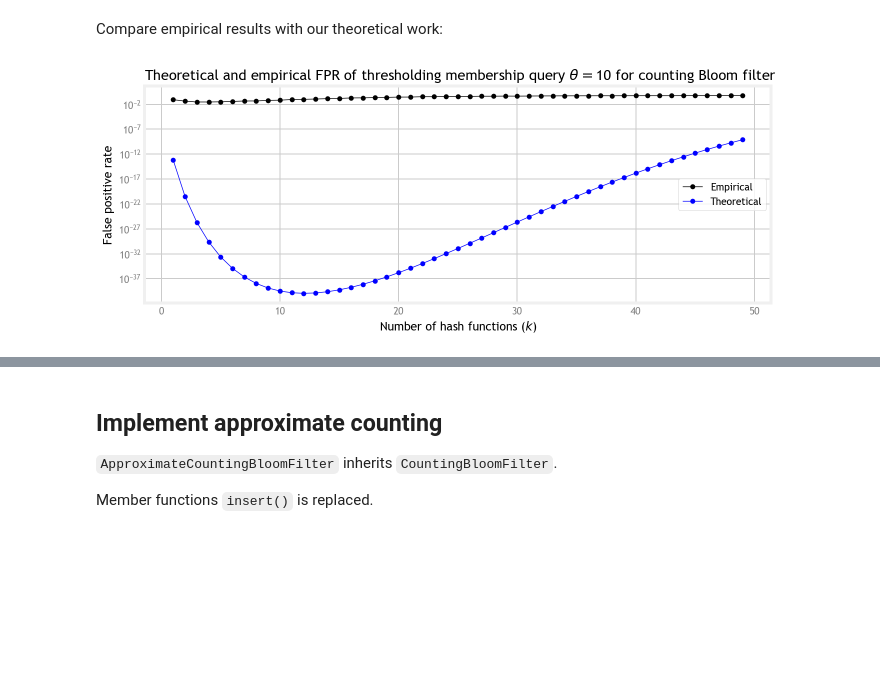
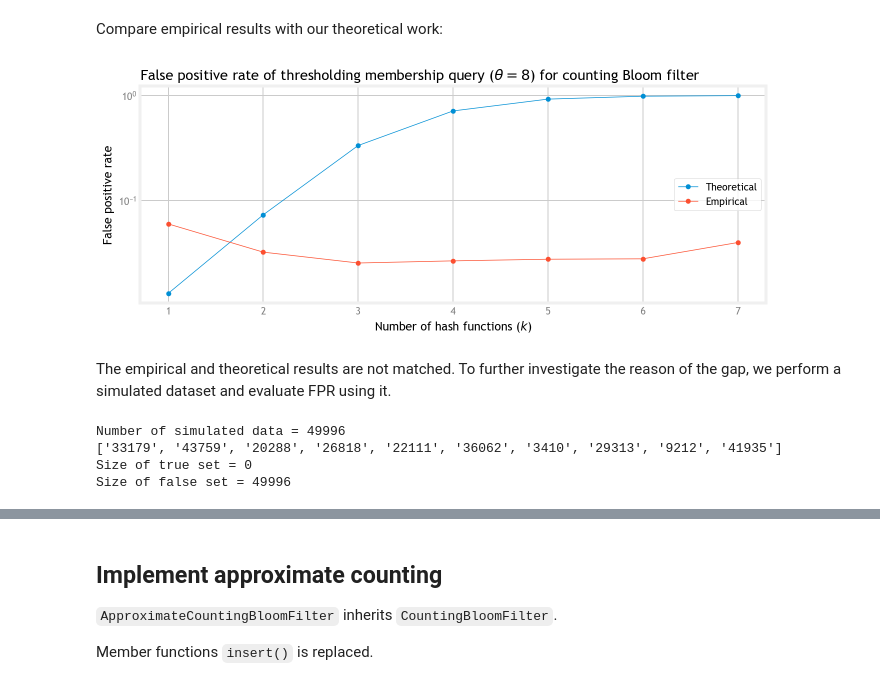
Before and after one commit to milkschen/approx_counting_bloom_filter, a Jupyter notebook: approx_cbf.ipynb, the cells around one changed output, grey strips where cells are left out. Cells and saved outputs as stored; diff of their text form; code cells hidden in the pictures; blank space fills up the shorter version.

```diff
--- a/approx_cbf.ipynb
+++ b/approx_cbf.ipynb
@@ -444,14 +463,30 @@ plt.show()
 # %% [markdown]
 Compare empirical results with our theoretical work:
-# %%
-fig, ax = plt.subplots(figsize=(10,4))
-ax.set_title(r'Theoretical and empirical FPR of thresholding membership query $\theta =$' + f'{theta} for counting Bloom filter', loc = 'left')
-ax.set_xlabel(f'Number of hash functions ($k$)')
-ax.set_ylabel('False positive rate')
-ax.set_yscale("log", nonposy='clip')
-plt.plot(list_k, list_fp, 'ko-', lw = 0.7, markersize = 4, label = f'Empirical')
-plt.plot(list_k, list_p, 'bo-', lw = 0.7, markersize = 4, label = f'Theoretical')
-ax.legend(loc = 'right')
-plt.show()
-# %% [output]
-[figure, removed]
+# %%
+plot_lineplot(x = list_k, list_y = [list_fp_thry, list_fp_emp], list_label = ['Theoretical', 'Empirical'], theta = theta, opt = False)
+# %% [output]
+[figure, added]
+# %% [markdown]
+The empirical and theoretical results are not matched.
+To further investigate the reason of the gap, we perform a simulated dataset and evaluate FPR using it.
+# %%
+random_dataset = []
+for i in list_kmer:
+    random_dataset.append(str(random.randint(0, len(list_kmer) - 1)))
+
+true_set_sim = []
+for x in set(random_dataset):
+    if random_dataset.count(x) >= theta:
+        true_set_sim.append(x)
+true_set_sim = set(true_set_sim)
+false_set_sim = set([str(x) for x in set(range(len(list_kmer)))]) - true_set_sim
+
+print (f'Number of simulated data = {len(random_dataset)}')
+print (random_dataset[:10])
+print (f'Size of true set = {len(true_set_sim)}')
+print (f'Size of false set = {len(false_set_sim)}')
+# %% [output]
+Number of simulated data = 49996
+['33179', '43759', '20288', '26818', '22111', '36062', '3410', '29313', '9212', '41935']
+Size of true set = 0
+Size of false set = 49996
```
Also changed, not shown: parts of 26 cells of this notebook.
